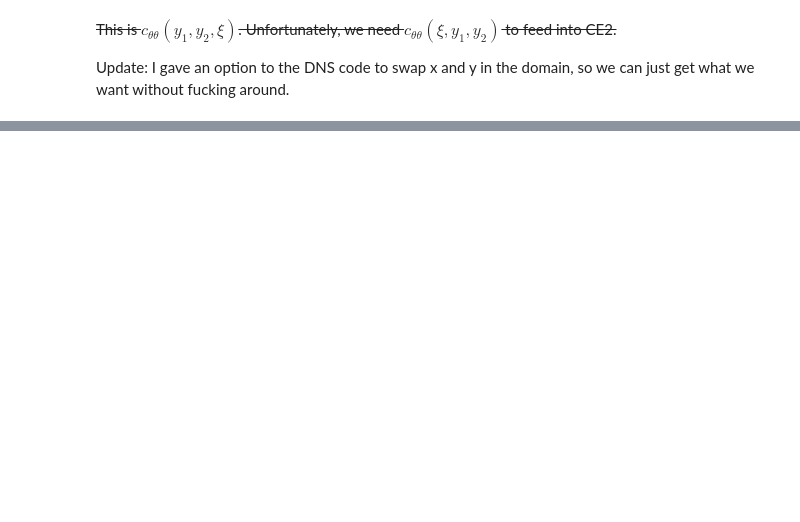
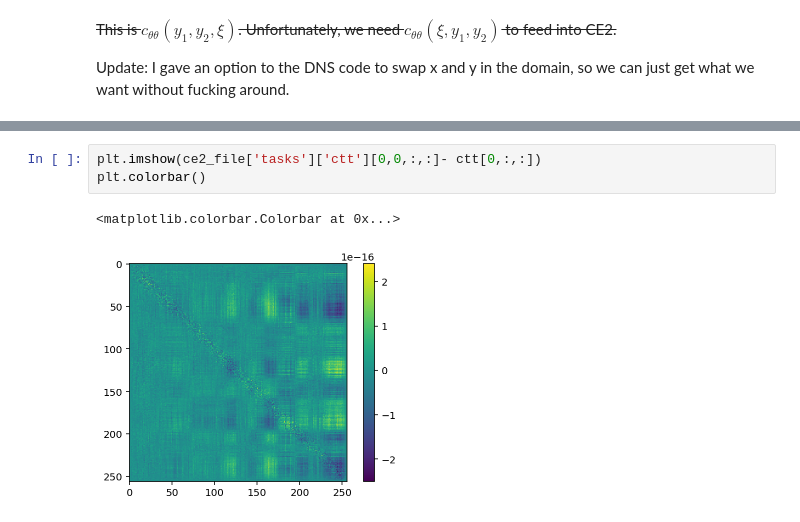
Before and after one commit to jsoishi/busse_annulus, a Jupyter notebook: python/DNS to CE2 Data transfer.ipynb, the cells around one changed output, grey strips where cells are left out. Cells and saved outputs as stored; diff of their text form; blank space fills up the shorter version.

```diff
--- a/python/DNS to CE2 Data transfer.ipynb
+++ b/python/DNS to CE2 Data transfer.ipynb
@@ -64,0 +111,6 @@ Update: I gave an option to the DNS code to swap x and y in the domain, so we ca
+# %%
+plt.imshow(ce2_file['tasks']['ctt'][0,0,:,:]- ctt[0,:,:])
+plt.colorbar()
+# %% [output]
+<matplotlib.colorbar.Colorbar at 0x...>
+[figure, added]
```
Also changed, not shown: parts of 41 cells of this notebook.
